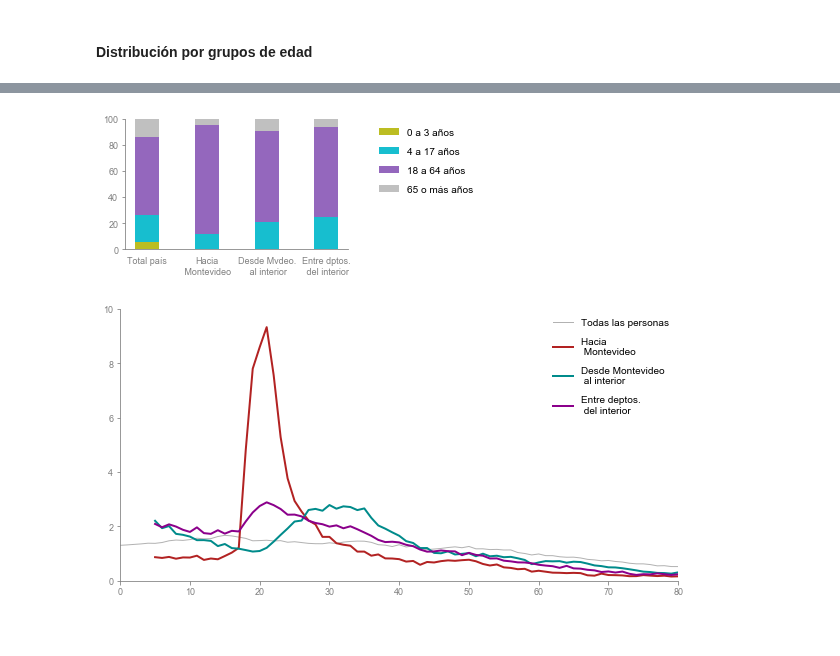
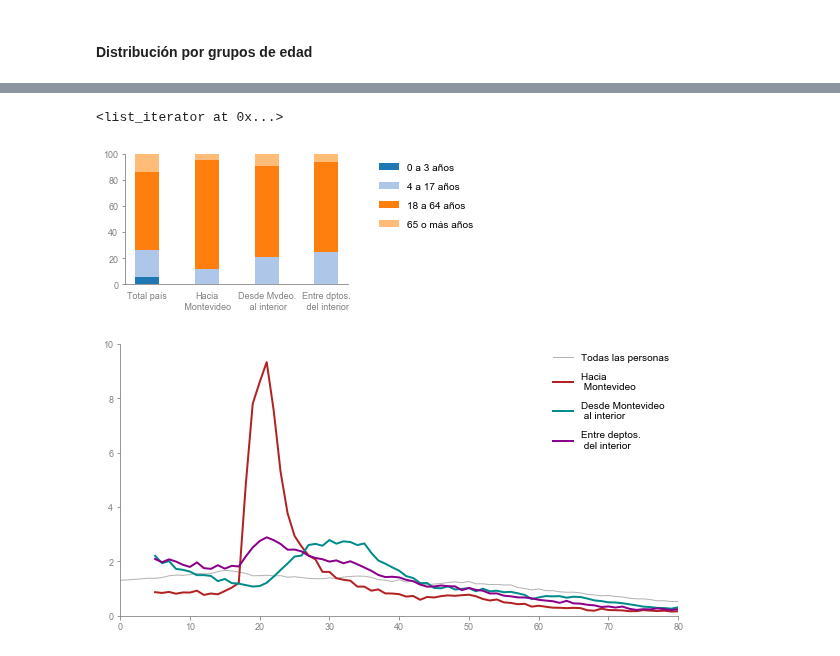
Before and after one commit to guillermodangelo/tesis, a Jupyter notebook: 02-eda_graficas.ipynb, the cells around one changed output, grey strips where cells are left out. Drawn from its saved outputs; the diff is of its cells as text; code cells hidden in the pictures.

```diff
--- a/02-eda_graficas.ipynb
+++ b/02-eda_graficas.ipynb
@@ -343,3 +369,7 @@ grupos_edad_t = [[h,i,j,k] for h,i,j,k in zip(*grupos_edad)]
+# %%
+colors
+# %% [output]
+<list_iterator at 0x...>
 # %%
 fig, ax = plt.subplots(figsize = fig_size)
 
@@ -347,7 +377,7 @@ fig, ax = plt.subplots(figsize = fig_size)
 ind = np.arange(4)
 
 # setea paleta de colores
-colors = 'tab:olive', 'tab:cyan', 'tab:purple', 'silver'
+colors = [plt.cm.tab20(i) for i in range(4)]
 
 # mínimo y máximo de ejes
 plt.ylim(0, 100)
@@ -361,34 +391,34 @@ _bottoms = get_bottoms(grupos_edad_t)
 # grafica
 p = [plt.bar(ind, grupos_edad_t[i], width=bars_width, color=colors[i], bottom=_bottoms[i]) for i in range(4)]
 
 format_spines(color_spines)
 format_ticks(labels_extended, color_spines)
 
 # labels
 # plt.xticks(ind, labels_extended, color=color_spines)
 
 _labels = ['0 a 3 años',
            '4 a 17 años',
            '18 a 64 años',
            '65 o más años']
 
 # leyenda
 def format_legend(x_position, labels):
     plt.legend(p,
                labels,
                bbox_to_anchor=(x_position, 1),
                loc='upper right',
                frameon=False,
                labelspacing=1,
                prop=font_legend)
 
 format_legend(1.60, _labels)
 
 save_chart('eda_004_dist_grupos_edad.pdf')
 
 plt.show()
 # %% [output]
-[figure, old version]
+[figure, new version]
 # %%
 # # GRUPOS DE 0 a 3 años', '4 a 17 años', '18 a 64 años', '65 o más años'
 # grupos_dependencia = [grupos_de_dependencia(x, 'PERNA01')  for x in lista_dfs_censo]
```
Also changed, not shown: parts of 2 cells of this notebook, 2 other files.
